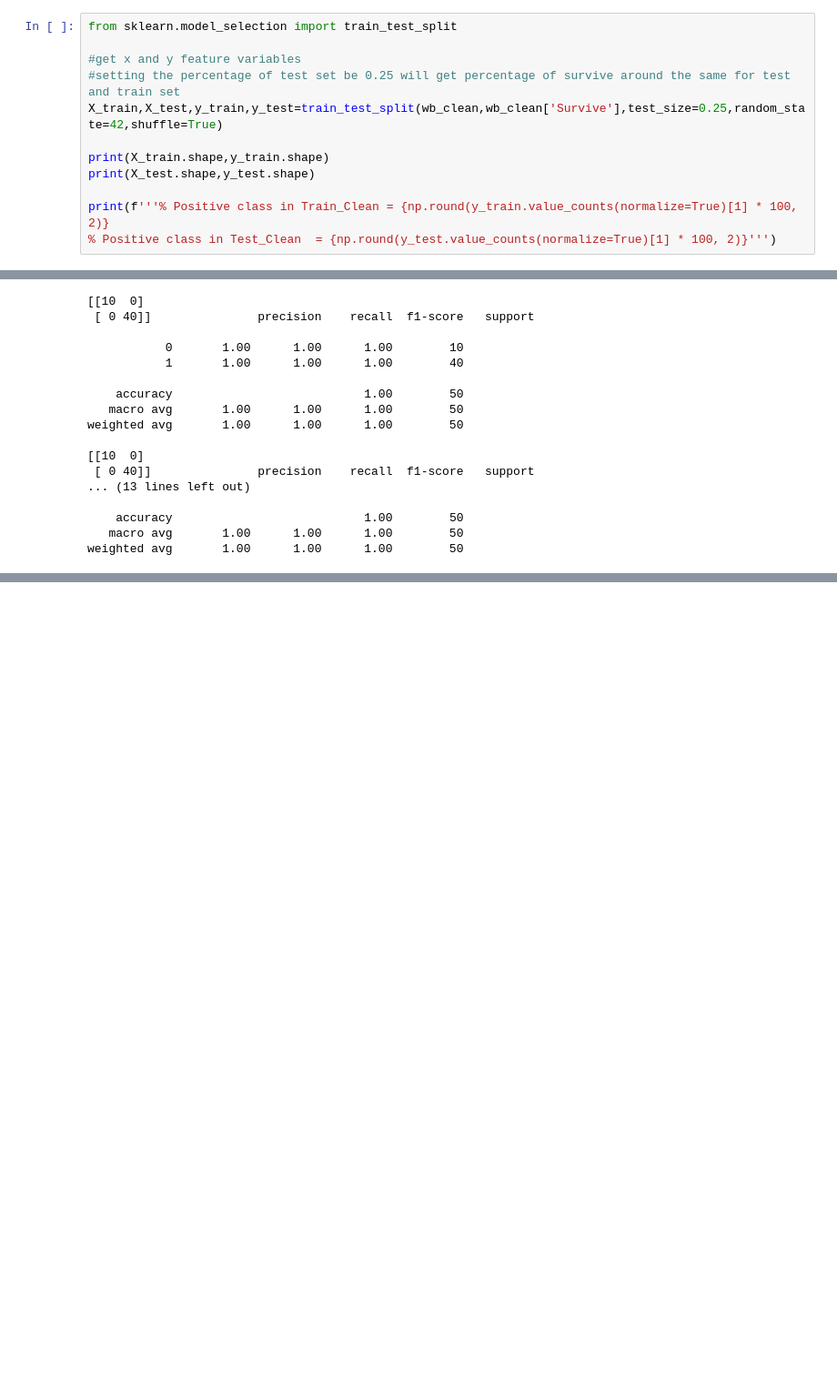
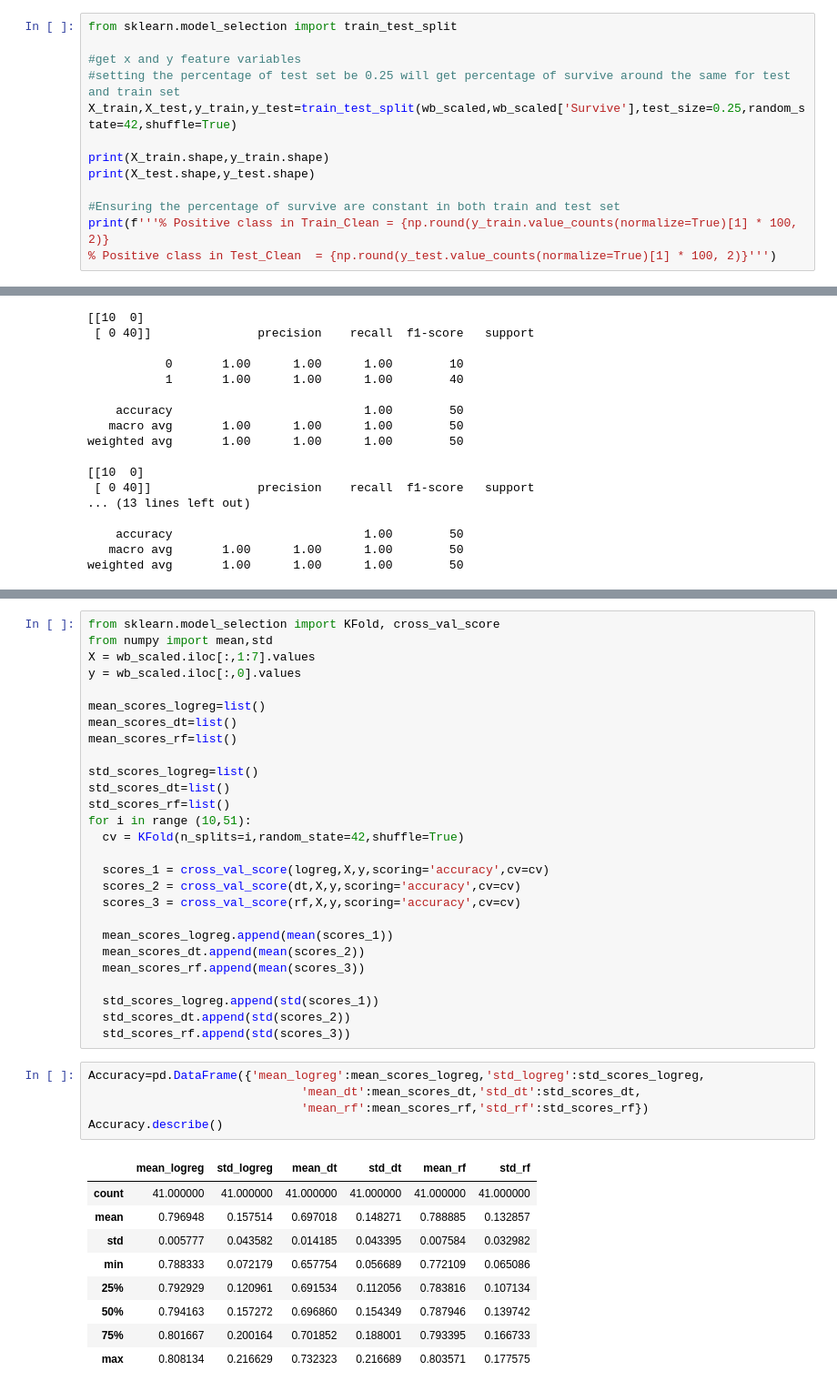
Before and after one commit to xs625/ICU-patients, a Jupyter notebook: Survival.ipynb, the cells around one changed output, grey strips where cells are left out. Shown: that part at 91% size. Cells and saved outputs as stored; diff of their text form; blank space fills up the shorter version.

```diff
--- a/Survival.ipynb
+++ b/Survival.ipynb
@@ -162,11 +175,12 @@ from sklearn.model_selection import train_test_split
 
 #get x and y feature variables
 #setting the percentage of test set be 0.25 will get percentage of survive around the same for test and train set
-X_train,X_test,y_train,y_test=train_test_split(wb_clean,wb_clean['Survive'],test_size=0.25,random_state=42,shuffle=True)
+X_train,X_test,y_train,y_test=train_test_split(wb_scaled,wb_scaled['Survive'],test_size=0.25,random_state=42,shuffle=True)
 
 print(X_train.shape,y_train.shape)
 print(X_test.shape,y_test.shape)
 
+#Ensuring the percentage of survive are constant in both train and test set
 print(f'''% Positive class in Train_Clean = {np.round(y_train.value_counts(normalize=True)[1] * 100, 2)}
 % Positive class in Test_Clean  = {np.round(y_test.value_counts(normalize=True)[1] * 100, 2)}''')
 # %% [output]
@@ -219,0 +238,42 @@ weighted avg       1.00      1.00      1.00        50
+# %%
+from sklearn.model_selection import KFold, cross_val_score
+from numpy import mean,std
+X = wb_scaled.iloc[:,1:7].values
+y = wb_scaled.iloc[:,0].values
+
+mean_scores_logreg=list()
+mean_scores_dt=list()
+mean_scores_rf=list()
+
+std_scores_logreg=list()
+std_scores_dt=list()
+std_scores_rf=list()
+for i in range (10,51):
+  cv = KFold(n_splits=i,random_state=42,shuffle=True)
+
+  scores_1 = cross_val_score(logreg,X,y,scoring='accuracy',cv=cv)
+  scores_2 = cross_val_score(dt,X,y,scoring='accuracy',cv=cv)
+  scores_3 = cross_val_score(rf,X,y,scoring='accuracy',cv=cv)
+
+  mean_scores_logreg.append(mean(scores_1))
+  mean_scores_dt.append(mean(scores_2))
+  mean_scores_rf.append(mean(scores_3))
+
+  std_scores_logreg.append(std(scores_1))
+  std_scores_dt.append(std(scores_2))
+  std_scores_rf.append(std(scores_3))
+# %%
+Accuracy=pd.DataFrame({'mean_logreg':mean_scores_logreg,'std_logreg':std_scores_logreg,
+                              'mean_dt':mean_scores_dt,'std_dt':std_scores_dt,
+                              'mean_rf':mean_scores_rf,'std_rf':std_scores_rf})
+Accuracy.describe()
+# %% [output]
+|  | mean_logreg | std_logreg | mean_dt | std_dt | mean_rf | std_rf |
+| count | 41.000000 | 41.000000 | 41.000000 | 41.000000 | 41.000000 | 41.000000 |
+| mean | 0.796948 | 0.157514 | 0.697018 | 0.148271 | 0.788885 | 0.132857 |
+| std | 0.005777 | 0.043582 | 0.014185 | 0.043395 | 0.007584 | 0.032982 |
+| min | 0.788333 | 0.072179 | 0.657754 | 0.056689 | 0.772109 | 0.065086 |
+| 25% | 0.792929 | 0.120961 | 0.691534 | 0.112056 | 0.783816 | 0.107134 |
+| 50% | 0.794163 | 0.157272 | 0.696860 | 0.154349 | 0.787946 | 0.139742 |
+| 75% | 0.801667 | 0.200164 | 0.701852 | 0.188001 | 0.793395 | 0.166733 |
+| max | 0.808134 | 0.216629 | 0.732323 | 0.216689 | 0.803571 | 0.177575 |
```
Also changed, not shown: parts of 31 cells of this notebook.
